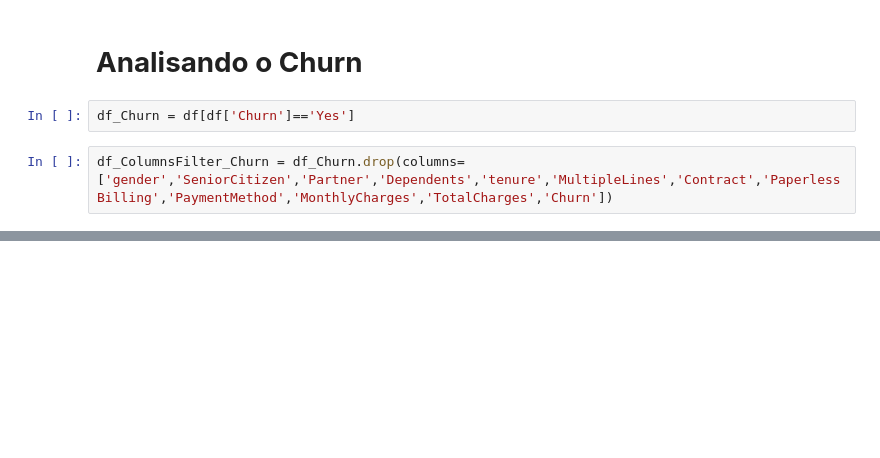
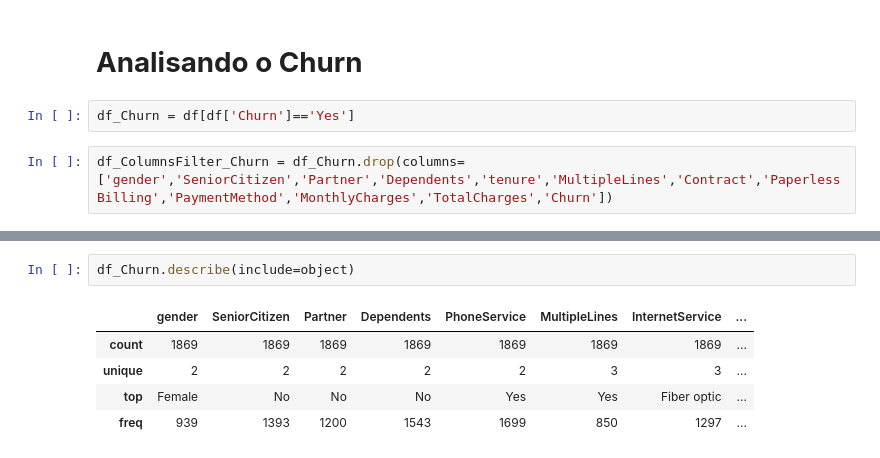
Before and after one commit to gfmattos/kaggle_telco, a Jupyter notebook: exploratory_analysis.ipynb, the cells around one changed output, grey strips where cells are left out. Drawn from its saved outputs; the diff is of its cells as text; blank space fills up the shorter version.

```diff
--- a/exploratory_analysis.ipynb
+++ b/exploratory_analysis.ipynb
@@ -245,0 +246,8 @@ Taxa de Churn:  StreamingMovies 21.9 %
+# %%
+df_Churn.describe(include=object)
+# %% [output]
+|  | gender | SeniorCitizen | Partner | Dependents | PhoneService | MultipleLines | InternetService | ... |
+| count | 1869 | 1869 | 1869 | 1869 | 1869 | 1869 | 1869 | ... |
+| unique | 2 | 2 | 2 | 2 | 2 | 3 | 3 | ... |
+| top | Female | No | No | No | Yes | Yes | Fiber optic | ... |
+| freq | 939 | 1393 | 1200 | 1543 | 1699 | 850 | 1297 | ... |
```
Also changed, not shown: parts of 22 cells of this notebook, 1 other file.
